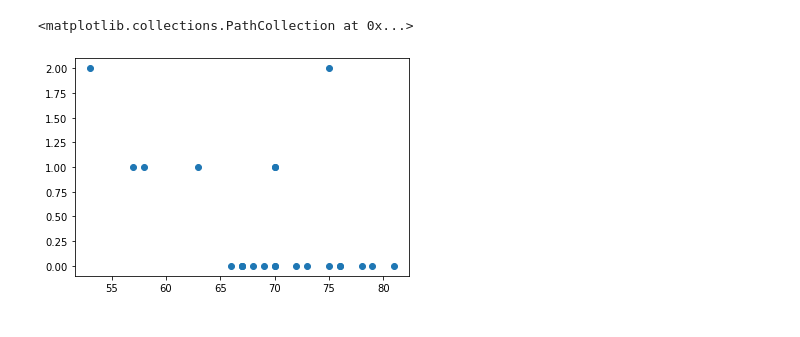
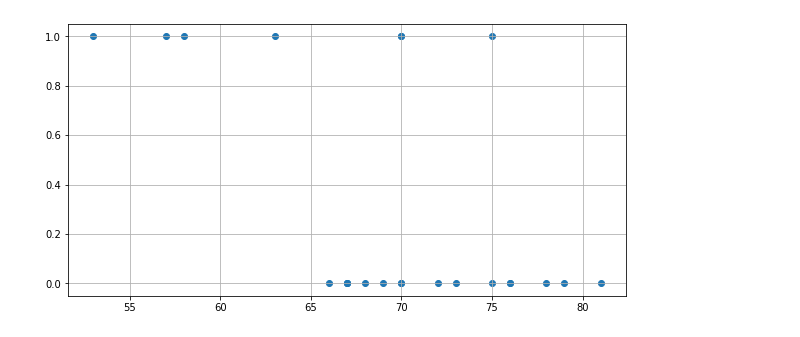
Before and after one commit to JReileyClark/Challenger, a Jupyter notebook: NASA Challenger O-Ring Analysis.ipynb, the cells around one changed output. Cells and saved outputs as stored; diff of their text form; code cells hidden in the pictures.

Commit message:
beginning to add images and story

```diff
--- a/NASA Challenger O-Ring Analysis.ipynb
+++ b/NASA Challenger O-Ring Analysis.ipynb
@@ -56,5 +112,6 @@ oring_erosion_blowby[['fault']]
 # %%
-plt.scatter(oring_erosion_blowby[['temperature']],oring_erosion_blowby[['erosion_or_blowby']])
+plt.figure(figsize=(10,5))
+plt.scatter(oring_erosion_blowby[['temperature']],oring_erosion_blowby[['fault']])
+plt.grid()
 # %% [output]
-<matplotlib.collections.PathCollection at 0x...>
-[figure, old version]
+[figure, new version]
```
Also changed, not shown: parts of 37 cells of this notebook, 4 other files.
